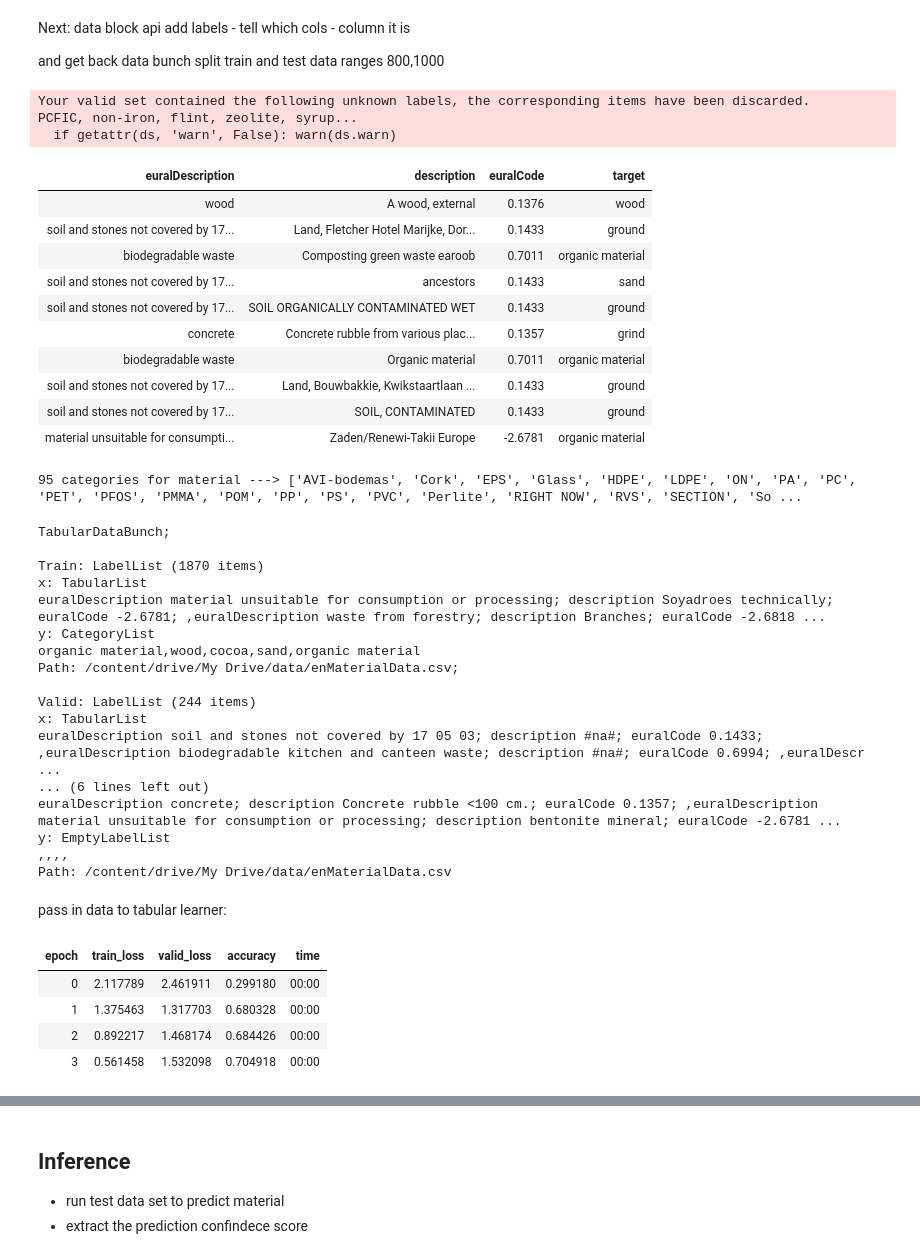
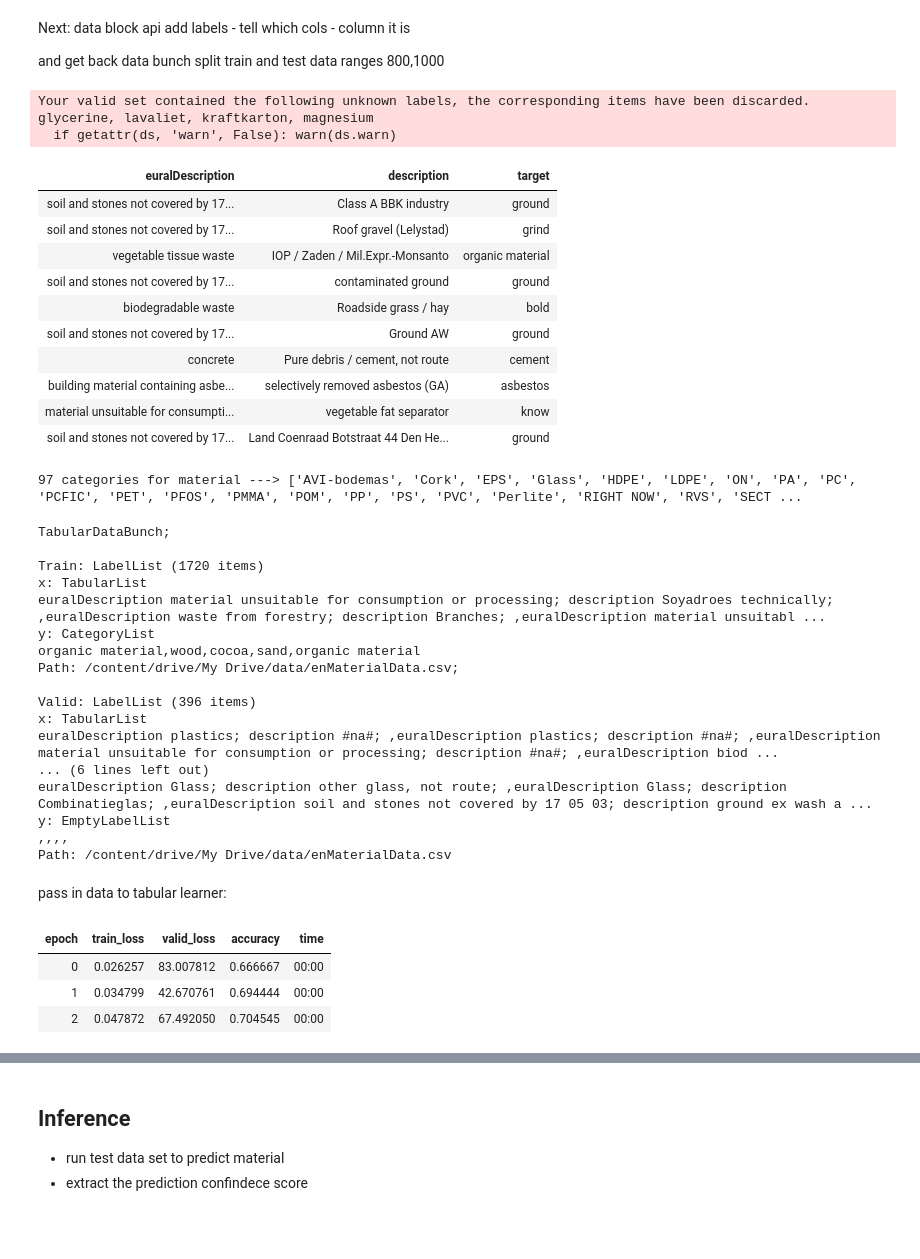
Before and after one commit to Yolantele/ML-data-clasifier, a Jupyter notebook: tabular_neural_net_classification_model.ipynb, the cells around one changed output, grey strips where cells are left out. Cells and saved outputs as stored; diff of their text form; code cells hidden in the pictures; blank space fills up the shorter version.

```diff
--- a/tabular_neural_net_classification_model.ipynb
+++ b/tabular_neural_net_classification_model.ipynb
@@ -62,13 +59,13 @@ a number of processes that deal with data in some ways: FillMissing, Categorify,
 # dependable variable field:
 dep_var = 'material'
 
-cat_names = ['euralDescription', 'description'] # limited categorical variables
+cat_names = ['euralDescription', 'description',] # limited categorical variables
 cont_names = ['euralCode'] # limited option numeric or true/false values sent to NN as 'pixels'
-# cont_names = ['mixedOrPure', 'cleanOrDirty']
+cont_names = []
 # processors:
 procs = [FillMissing, Categorify, Normalize]
 # %%
-test = TabularList.from_df(df.iloc[420:2100].copy(), path=path + train_file, cat_names=cat_names, cont_names=cont_names)
+test = TabularList.from_df(df.iloc[400:2100].copy(), path=path + train_file, cat_names=cat_names, cont_names=cont_names)
 # %% [markdown]
 Next:
 data block api
@@ -78,61 +75,61 @@ and get back data bunch
 split train and test data ranges 800,1000
 # %%
 data = (TabularList.from_df(df, path=path+ train_file, cat_names=cat_names, cont_names=cont_names, procs=procs)
-                           .split_by_idx(list(range(950,1200)))
+                           .split_by_idx(list(range(1600,2000)))
                            .label_from_df(cols=dep_var)
                            .add_test(test)
                            .databunch())
 # %% [output]
 Your valid set contained the following unknown labels, the corresponding items have been discarded.
-PCFIC, non-iron, flint, zeolite, syrup...
+glycerine, lavaliet, kraftkarton, magnesium
   if getattr(ds, 'warn', False): warn(ds.warn)
 # %%
 data.show_batch(rows=10)
 # %% [output]
-| euralDescription | description | euralCode | target |
-| wood | A wood, external | 0.1376 | wood |
-| soil and stones not covered by 17... | Land, Fletcher Hotel Marijke, Dor... | 0.1433 | ground |
-| biodegradable waste | Composting green waste earoob | 0.7011 | organic material |
-| soil and stones not covered by 17... | ancestors | 0.1433 | sand |
-| soil and stones not covered by 17... | SOIL ORGANICALLY CONTAMINATED WET | 0.1433 | ground |
-| concrete | Concrete rubble from various plac... | 0.1357 | grind |
-| biodegradable waste | Organic material | 0.7011 | organic material |
-| soil and stones not covered by 17... | Land, Bouwbakkie, Kwikstaartlaan ... | 0.1433 | ground |
-| soil and stones not covered by 17... | SOIL, CONTAMINATED | 0.1433 | ground |
-| material unsuitable for consumpti... | Zaden/Renewi-Takii Europe | -2.6781 | organic material |
+| euralDescription | description | target |
+| soil and stones not covered by 17... | Class A BBK industry | ground |
+| soil and stones not covered by 17... | Roof gravel (Lelystad) | grind |
+| vegetable tissue waste | IOP / Zaden / Mil.Expr.-Monsanto | organic material |
+| soil and stones not covered by 17... | contaminated ground | ground |
+| biodegradable waste | Roadside grass / hay | bold |
+| soil and stones not covered by 17... | Ground AW | ground |
+| concrete | Pure debris / cement, not route | cement |
+| building material containing asbe... | selectively removed asbestos (GA) | asbestos |
+| material unsuitable for consumpti... | vegetable fat separator | know |
+| soil and stones not covered by 17... | Land Coenraad Botstraat 44 Den He... | ground |
 # %%
 print(len(data.classes), 'categories for material --->', data.classes, )
 # %% [output]
-95 categories for material ---> ['AVI-bodemas', 'Cork', 'EPS', 'Glass', 'HDPE', 'LDPE', 'ON', 'PA', 'PC', 'PET', 'PFOS', 'PMMA', 'POM', 'PP', 'PS', 'PVC', 'Perlite', 'RIGHT NOW', 'RVS', 'SECTION', 'So ...
+97 categories for material ---> ['AVI-bodemas', 'Cork', 'EPS', 'Glass', 'HDPE', 'LDPE', 'ON', 'PA', 'PC', 'PCFIC', 'PET', 'PFOS', 'PMMA', 'POM', 'PP', 'PS', 'PVC', 'Perlite', 'RIGHT NOW', 'RVS', 'SECT ...
 # %%
 print(data)
 # %% [output]
 TabularDataBunch;
 
-Train: LabelList (1870 items)
+Train: LabelList (1720 items)
 x: TabularList
-euralDescription material unsuitable for consumption or processing; description Soyadroes technically; euralCode -2.6781; ,euralDescription waste from forestry; description Branches; euralCode -2.6818 ...
+euralDescription material unsuitable for consumption or processing; description Soyadroes technically; ,euralDescription waste from forestry; description Branches; ,euralDescription material unsuitabl ...
 y: CategoryList
 organic material,wood,cocoa,sand,organic material
 Path: /content/drive/My Drive/data/enMaterialData.csv;
 
-Valid: LabelList (244 items)
+Valid: LabelList (396 items)
 x: TabularList
-euralDescription soil and stones not covered by 17 05 03; description #na#; euralCode 0.1433; ,euralDescription biodegradable kitchen and canteen waste; description #na#; euralCode 0.6994; ,euralDescr ...
+euralDescription plastics; description #na#; ,euralDescription plastics; description #na#; ,euralDescription material unsuitable for consumption or processing; description #na#; ,euralDescription biod ...
 ... (6 lines left out)
-euralDescription concrete; description Concrete rubble <100 cm.; euralCode 0.1357; ,euralDescription material unsuitable for consumption or processing; description bentonite mineral; euralCode -2.6781 ...
+euralDescription Glass; description other glass, not route; ,euralDescription Glass; description Combinatieglas; ,euralDescription soil and stones not covered by 17 05 03; description ground ex wash a ...
 y: EmptyLabelList
 ,,,,
 Path: /content/drive/My Drive/data/enMaterialData.csv
 # %% [markdown]
 pass in data to tabular learner:
 # %%
-learn = tabular_learner(data, layers=[200,100], metrics=accuracy)
+learn = tabular_learner(data, layers=[200,400], metrics=accuracy)
 # %%
-learn.fit(4, 1e-2)
+learn.unfreeze()
+learn.fit(3, 2e-2)
 # %% [output]
 | epoch | train_loss | valid_loss | accuracy | time |
-| 0 | 2.117789 | 2.461911 | 0.299180 | 00:00 |
-| 1 | 1.375463 | 1.317703 | 0.680328 | 00:00 |
-| 2 | 0.892217 | 1.468174 | 0.684426 | 00:00 |
-| 3 | 0.561458 | 1.532098 | 0.704918 | 00:00 |
+| 0 | 0.026257 | 83.007812 | 0.666667 | 00:00 |
+| 1 | 0.034799 | 42.670761 | 0.694444 | 00:00 |
+| 2 | 0.047872 | 67.492050 | 0.704545 | 00:00 |
```
Also changed, not shown: parts of 8 cells of this notebook.
